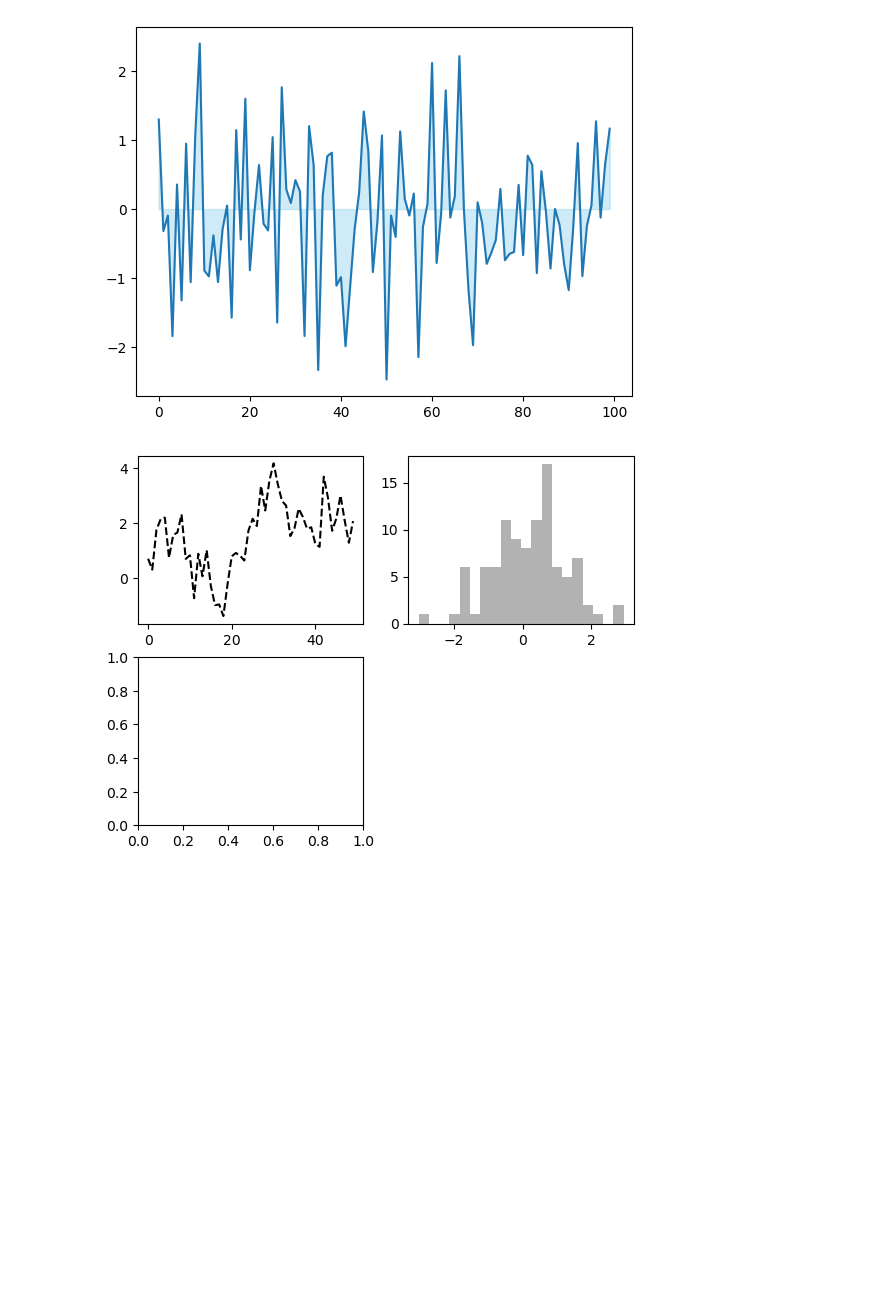
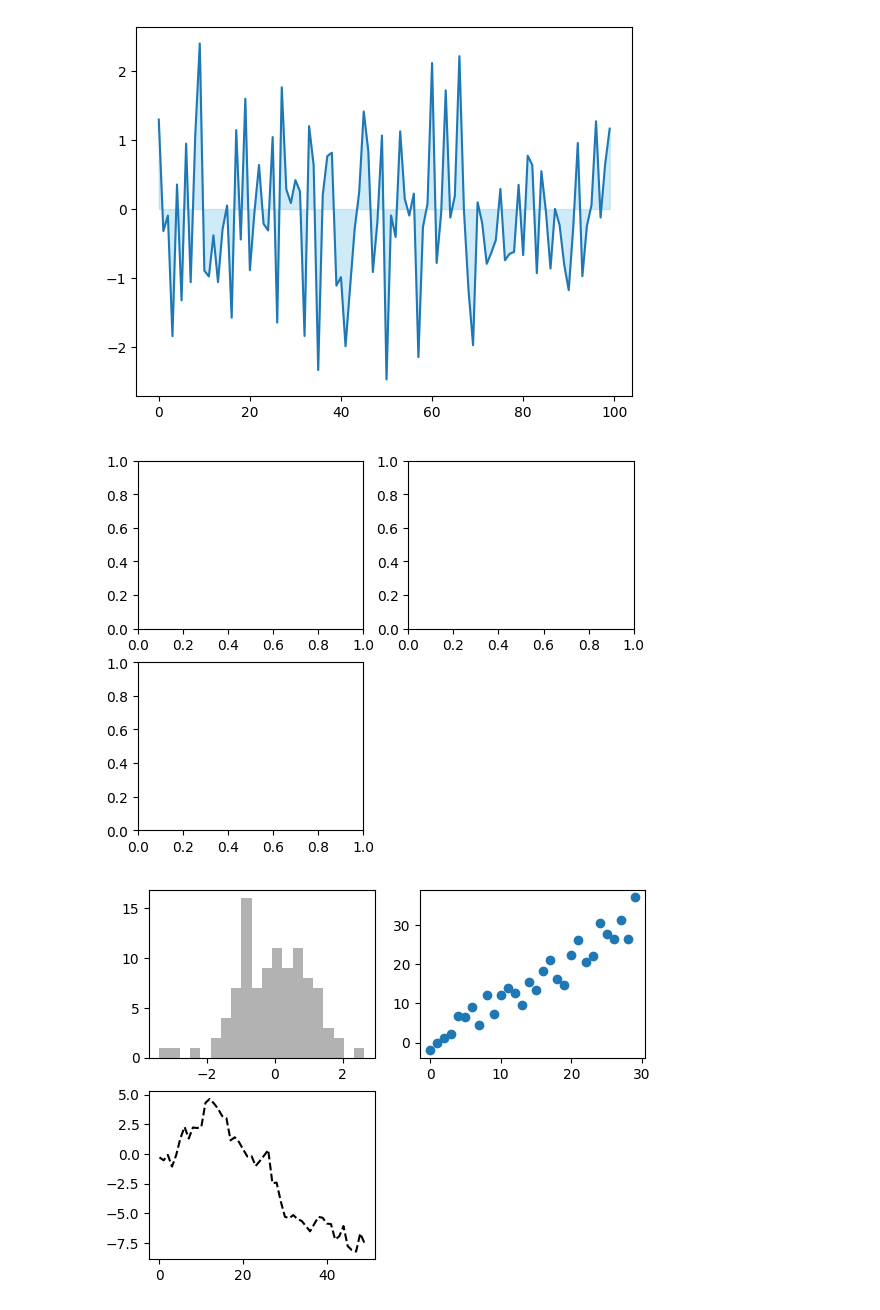
Before and after one commit to junhaotu2000/Python-in-Rob, a Jupyter notebook: Python/Basic-Python/L4. Libraries/visualization.ipynb, the cells around one changed output. Drawn from its saved outputs; the diff is of its cells as text; code cells hidden in the pictures; blank space fills up the shorter version.

```diff
--- a/Python/Basic-Python/L4. Libraries/visualization.ipynb
+++ b/Python/Basic-Python/L4. Libraries/visualization.ipynb
@@ -48,13 +48,40 @@ plt.show()
 [figure]
 # %%
 # 图片与子图
+fig = plt.figure()
+# 1. 添加空子图
+ax1 = fig.add_subplot(2,2,1)
+ax2 = fig.add_subplot(2,2,2)
+ax3 = fig.add_subplot(2,2,3)
+plt.show()
+
+# 2. 为子图绘制
 fig = plt.figure()
 ax1 = fig.add_subplot(2,2,1)
 ax2 = fig.add_subplot(2,2,2)
 ax3 = fig.add_subplot(2,2,3)
 ax1.hist(np.random.randn(100), bins=20, color = 'k', alpha = 0.3)
-ax2.hist()
+ax2.scatter(np.arange(30), np.arange(30) + 3 * np.random.randn(30))
 ax3.plot(np.random.randn(50).cumsum(), 'k--')
 plt.show()
+
+# 3. 便捷方法
+fig, axs = plt.subplots(2, 2)
+
+axs[0, 0].plot([1, 2, 3], [1, 4, 9])
+axs[0, 0].set_title('Subplot 1')
+
+axs[0, 1].plot([1, 2, 3], [1, 2, 3])
+axs[0, 1].set_title('Subplot 2')
+
+axs[1, 0].plot([1, 2, 3], [1, 0, 1])
+axs[1, 0].set_title('Subplot 3')
+
+axs[1, 1].plot([1, 2, 3], [1, -1, -1])
+axs[1, 1].set_title('Subplot 4')
+
+plt.tight_layout()  # 自动调整子图之间的间距
+plt.show()
 # %% [output]
-[figure, old version]
+[figure, new version]
+[figure, added]
```
Also changed, not shown: parts of 2 cells of this notebook, 1 other file.
